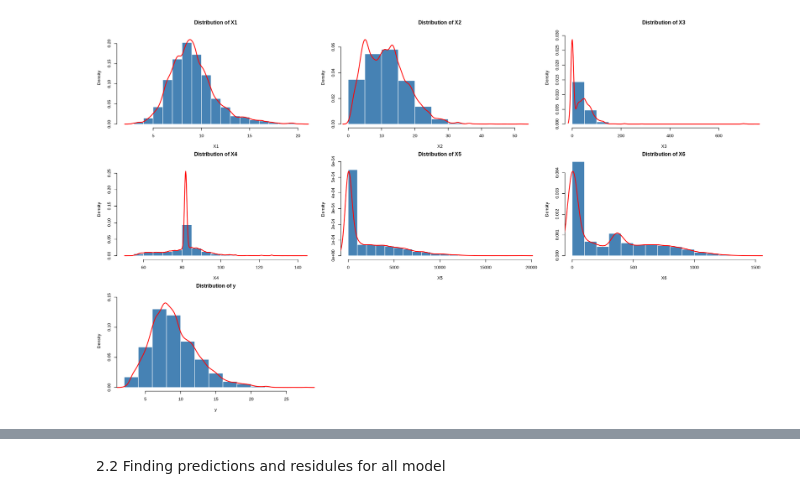
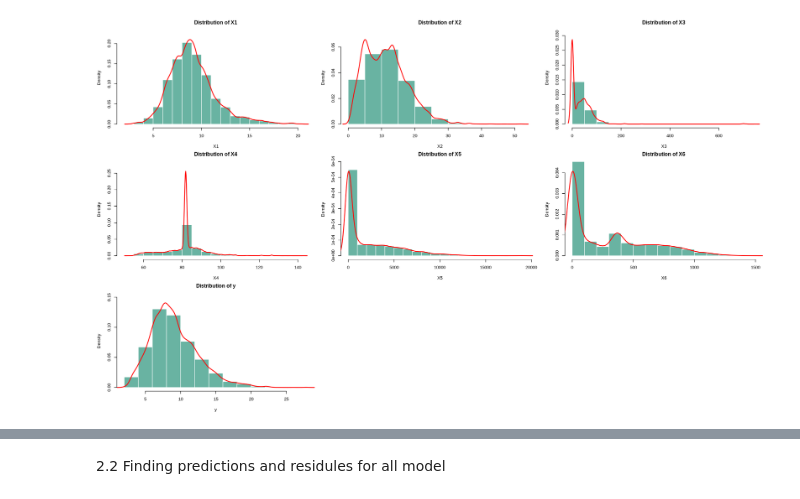
Before and after one commit to Rbimochan/Modeling-blood-glucose-, a Jupyter notebook: R-code/FINAL-Project.ipynb, the cells around one changed output, grey strips where cells are left out. Saved outputs shown, nothing was run; the diff lists cells and outputs as text; code cells hidden in the pictures.

```diff
--- a/R-code/FINAL-Project.ipynb
+++ b/R-code/FINAL-Project.ipynb
@@ -239,39 +223,56 @@ agg_record_681122089
 # %%
-# Set plot size
+# --- Distribution Analysis: Histograms with Density Curves ---
+
+# Set plot size for better visibility in Jupyter/VS Code
 options(repr.plot.width = 17, repr.plot.height = 10)
 
-# 1. Create a temporary dataframe with the correct names for the loop
+# 1. Data Preparation
+# Create a working copy of the dataframe
 plot_df <- da
-names(plot_df)[names(plot_df) == "bg_mean"]     <- "X1"
-names(plot_df)[names(plot_df) == "insulin_sum"] <- "X2"
-names(plot_df)[names(plot_df) == "carbs_sum"]   <- "X3"
-names(plot_df)[names(plot_df) == "hr_mean"]     <- "X4"
-names(plot_df)[names(plot_df) == "steps_sum"]   <- "X5"
-names(plot_df)[names(plot_df) == "cals_sum"]    <- "X6"
-names(plot_df)[names(plot_df) == "bg_plus_1"]   <- "y"
 
-# 2. Setup grid (3 rows, 3 columns to fit 7 plots)
+# Ensure columns are named X1-X6, y for the loop
+# This block handles cases where the dataframe uses descriptive names
+name_map <- c("bg_mean" = "X1", "insulin_sum" = "X2", "carbs_sum" = "X3",
+              "hr_mean" = "X4", "steps_sum" = "X5", "cals_sum" = "X6",
+              "bg_plus_1" = "y")
+
+for (orig in names(name_map)) {
+  if (orig %in% names(plot_df)) {
+    names(plot_df)[names(plot_df) == orig] <- name_map[orig]
+  }
+}
+
+# 2. Grid Setup
+# Configure a 3x3 layout with custom margins
 par(mfrow = c(3, 3), mar = c(4, 4, 2, 1))
 
-# 3. Loop through variables
-for (col in c("X1", "X2", "X3", "X4", "X5", "X6", "y")) {
+# 3. Plot Generation Loop
+vars_to_plot <- c("X1", "X2", "X3", "X4", "X5", "X6", "y")
 
-  # Calculate range for ylim to ensure density curve fits
-  d <- density(plot_df[[col]], na.rm = TRUE)
+for (col in vars_to_plot) {
+  # Skip if column doesn't exist (safety check)
+  if (col %in% names(plot_df)) {
+    vals <- plot_df[[col]]
 
-  hist(plot_df[[col]],
-       main = paste("Distribution of", col),
-       xlab = col,
-       ylab = "Density",
-       col = "steelblue",
-       border = "white",
-       probability = TRUE,
-       ylim = c(0, max(d$y) * 1.1)) # Scale Y-axis to fit the curve
+    # Calculate density for the overlay line
+    d <- density(vals, na.rm = TRUE)
 
-  lines(d, col = "red", lwd = 2)
+    # Create histogram
+    hist(vals,
+         main = paste("Distribution of", col),
+         xlab = col,
+         ylab = "Density",
+         col = "#69b3a2",
+         border = "white",
+         probability = TRUE,
+         ylim = c(0, max(d$y) * 1.1)) # Add 10% headroom for the curve
+
+    # Overlay density curve
+    lines(d, col = "red", lwd = 2)
+  }
 }
 
-# Reset layout
+# Reset layout to default
 par(mfrow = c(1, 1))
 # %% [output]
-[figure, old version]
+[figure, new version]
```
Also changed, not shown: parts of 25 cells of this notebook, 1 other file.
